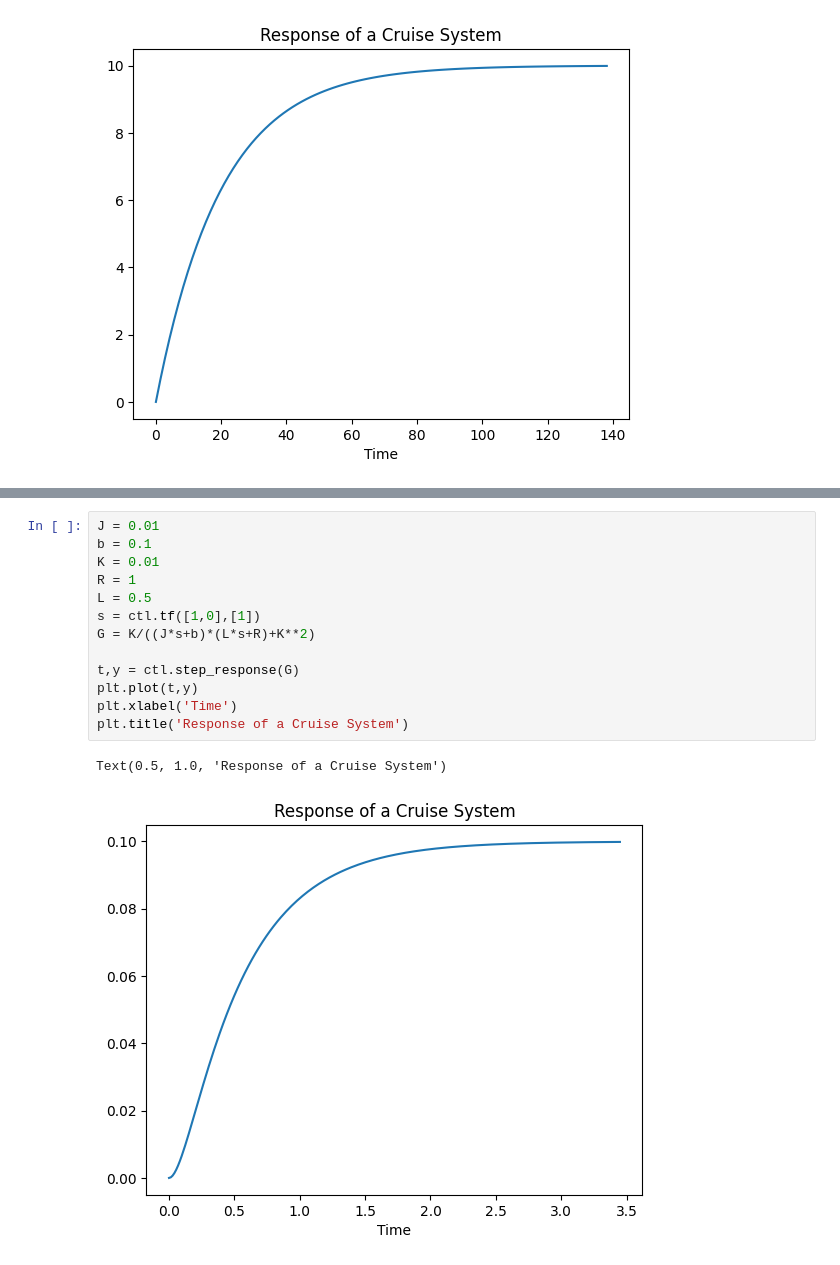
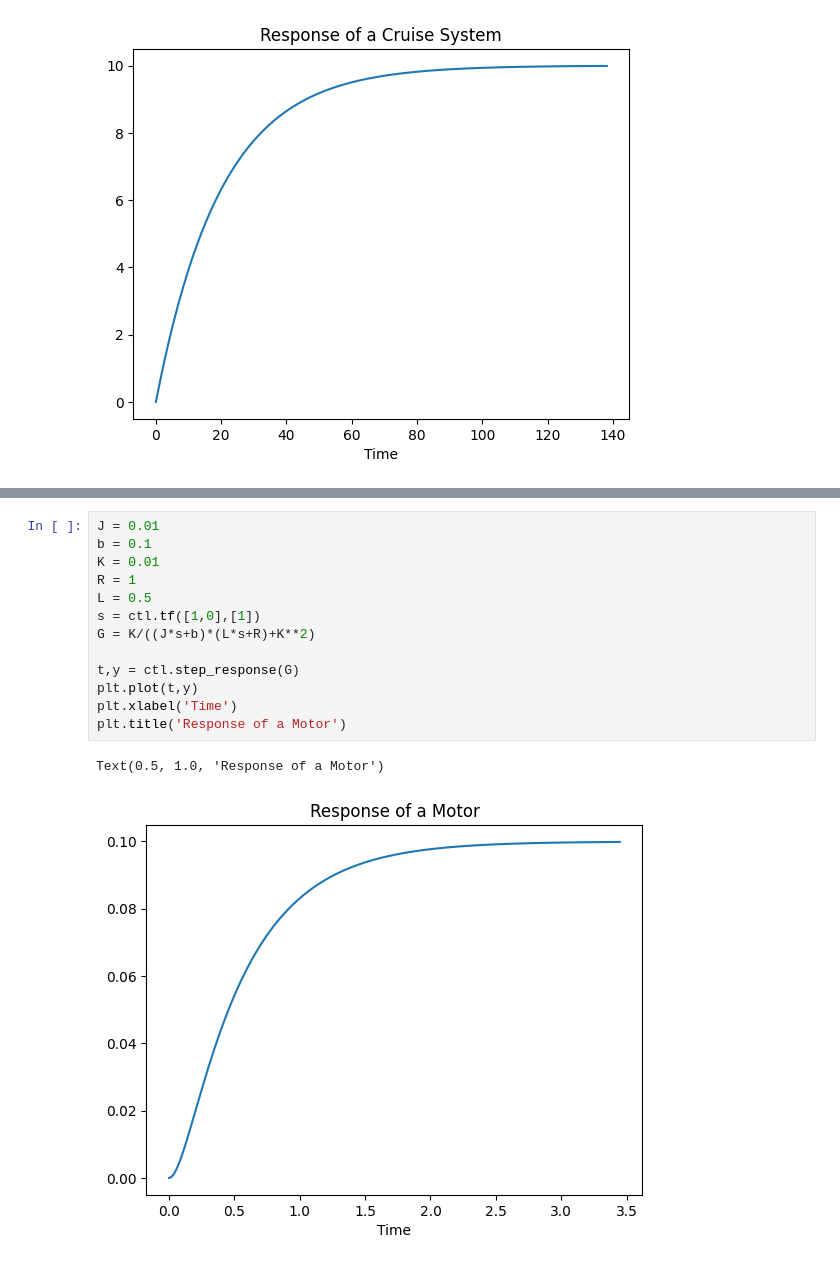
Before and after one commit to chorok-daddy/courses, a Jupyter notebook: CSE2/W6_SystemModeling.ipynb, the cells around one changed output, grey strips where cells are left out. Cells and saved outputs as stored; diff of their text form.

```diff
--- a/CSE2/W6_SystemModeling.ipynb
+++ b/CSE2/W6_SystemModeling.ipynb
@@ -69,16 +69,16 @@ $$G(s) = \frac{s \cdot \Theta(s)}{V(s)} = \frac{K}{(J\cdot s+b)(L\cdot s+R)+K^2}
 # %%
 J = 0.01
 b = 0.1
 K = 0.01
 R = 1
 L = 0.5
 s = ctl.tf([1,0],[1])
 G = K/((J*s+b)*(L*s+R)+K**2)
 
 t,y = ctl.step_response(G)
 plt.plot(t,y)
 plt.xlabel('Time')
-plt.title('Response of a Cruise System')
+plt.title('Response of a Motor')
 # %% [output]
-Text(0.5, 1.0, 'Response of a Cruise System')
+Text(0.5, 1.0, 'Response of a Motor')
-[figure, old version]
+[figure, new version]
```
Also changed, not shown: parts of 1 cell of this notebook, 5 other files.
